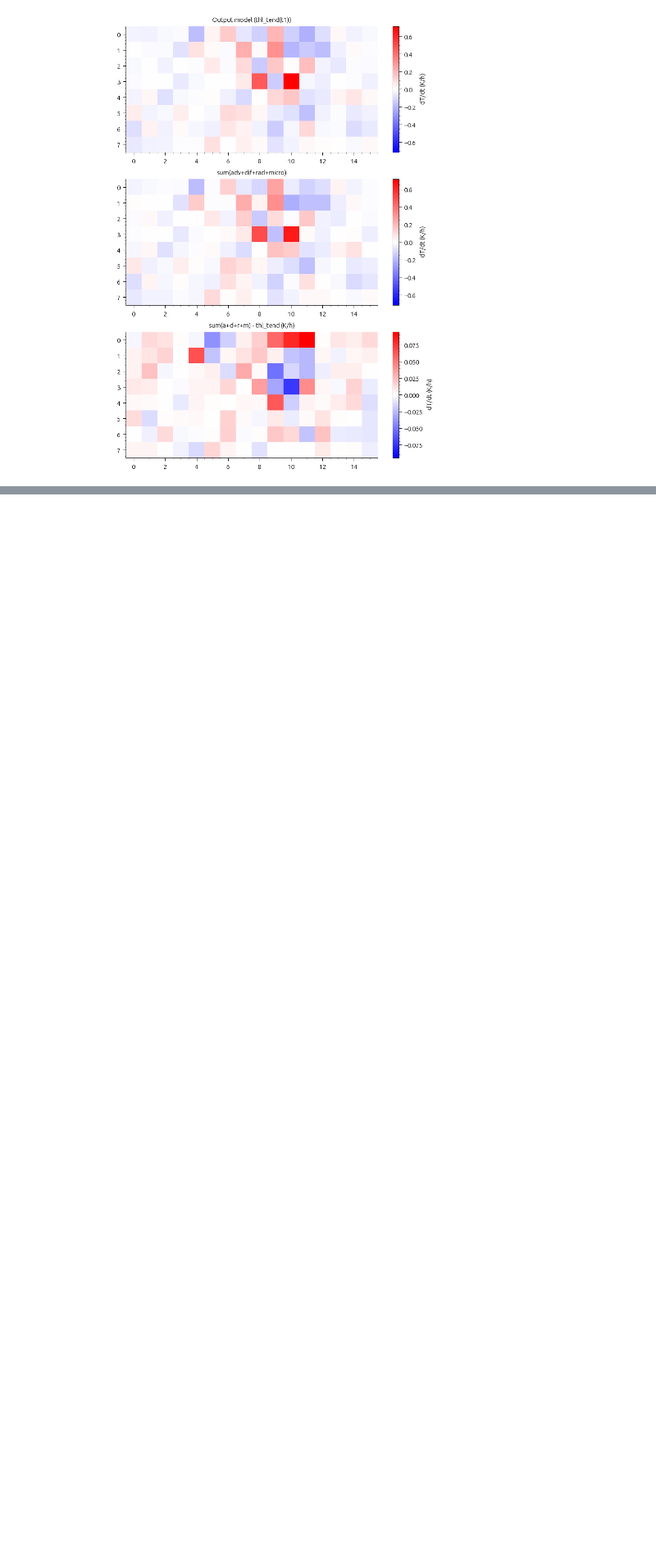
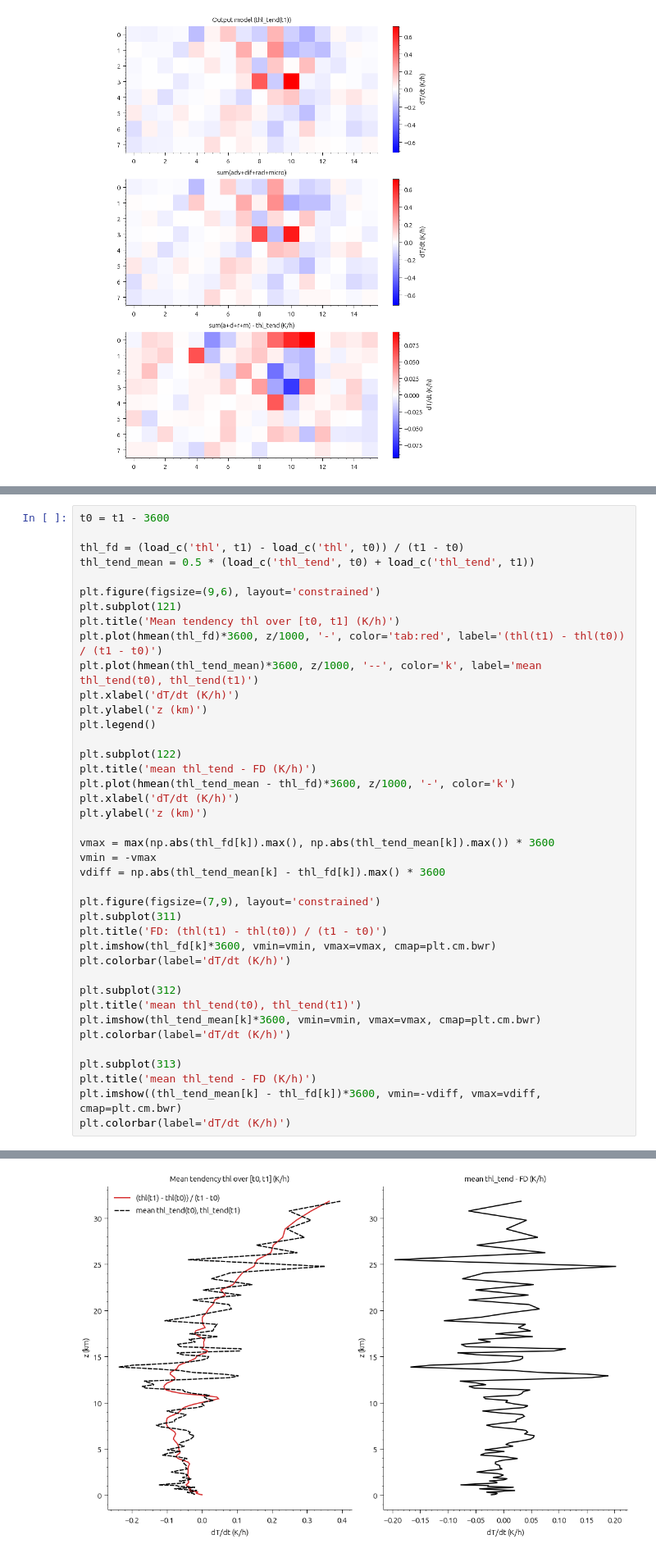
Before and after one commit to bartvstratum/notebooks, a Jupyter notebook: 2026_rcemip_ii/3d_budget_checks_inst.ipynb, the cells around one changed output, grey strips where cells are left out. Shown at 82% size. Drawn from its saved outputs; the diff is of its cells as text; blank space fills up the shorter version.

```diff
--- a/2026_rcemip_ii/3d_budget_checks_inst.ipynb
+++ b/2026_rcemip_ii/3d_budget_checks_inst.ipynb
@@ -118,0 +123,41 @@ plt.colorbar(label='dT/dt (K/h)')
+# %%
+t0 = t1 - 3600
+
+thl_fd = (load_c('thl', t1) - load_c('thl', t0)) / (t1 - t0)
+thl_tend_mean = 0.5 * (load_c('thl_tend', t0) + load_c('thl_tend', t1))
+
+plt.figure(figsize=(9,6), layout='constrained')
+plt.subplot(121)
+plt.title('Mean tendency thl over [t0, t1] (K/h)')
+plt.plot(hmean(thl_fd)*3600, z/1000, '-', color='tab:red', label='(thl(t1) - thl(t0)) / (t1 - t0)')
+plt.plot(hmean(thl_tend_mean)*3600, z/1000, '--', color='k', label='mean thl_tend(t0), thl_tend(t1)')
+plt.xlabel('dT/dt (K/h)')
+plt.ylabel('z (km)')
+plt.legend()
+
+plt.subplot(122)
+plt.title('mean thl_tend - FD (K/h)')
+plt.plot(hmean(thl_tend_mean - thl_fd)*3600, z/1000, '-', color='k')
+plt.xlabel('dT/dt (K/h)')
+plt.ylabel('z (km)')
+
+vmax = max(np.abs(thl_fd[k]).max(), np.abs(thl_tend_mean[k]).max()) * 3600
+vmin = -vmax
+vdiff = np.abs(thl_tend_mean[k] - thl_fd[k]).max() * 3600
+
+plt.figure(figsize=(7,9), layout='constrained')
+plt.subplot(311)
+plt.title('FD: (thl(t1) - thl(t0)) / (t1 - t0)')
+plt.imshow(thl_fd[k]*3600, vmin=vmin, vmax=vmax, cmap=plt.cm.bwr)
+plt.colorbar(label='dT/dt (K/h)')
+
+plt.subplot(312)
+plt.title('mean thl_tend(t0), thl_tend(t1)')
+plt.imshow(thl_tend_mean[k]*3600, vmin=vmin, vmax=vmax, cmap=plt.cm.bwr)
+plt.colorbar(label='dT/dt (K/h)')
+
+plt.subplot(313)
+plt.title('mean thl_tend - FD (K/h)')
+plt.imshow((thl_tend_mean[k] - thl_fd[k])*3600, vmin=-vdiff, vmax=vdiff, cmap=plt.cm.bwr)
+plt.colorbar(label='dT/dt (K/h)')
+# %% [output]
@@ -118,0 +165 @@ plt.colorbar(label='dT/dt (K/h)')
+[figure, added]
```
Also changed, not shown: parts of 4 cells of this notebook.
